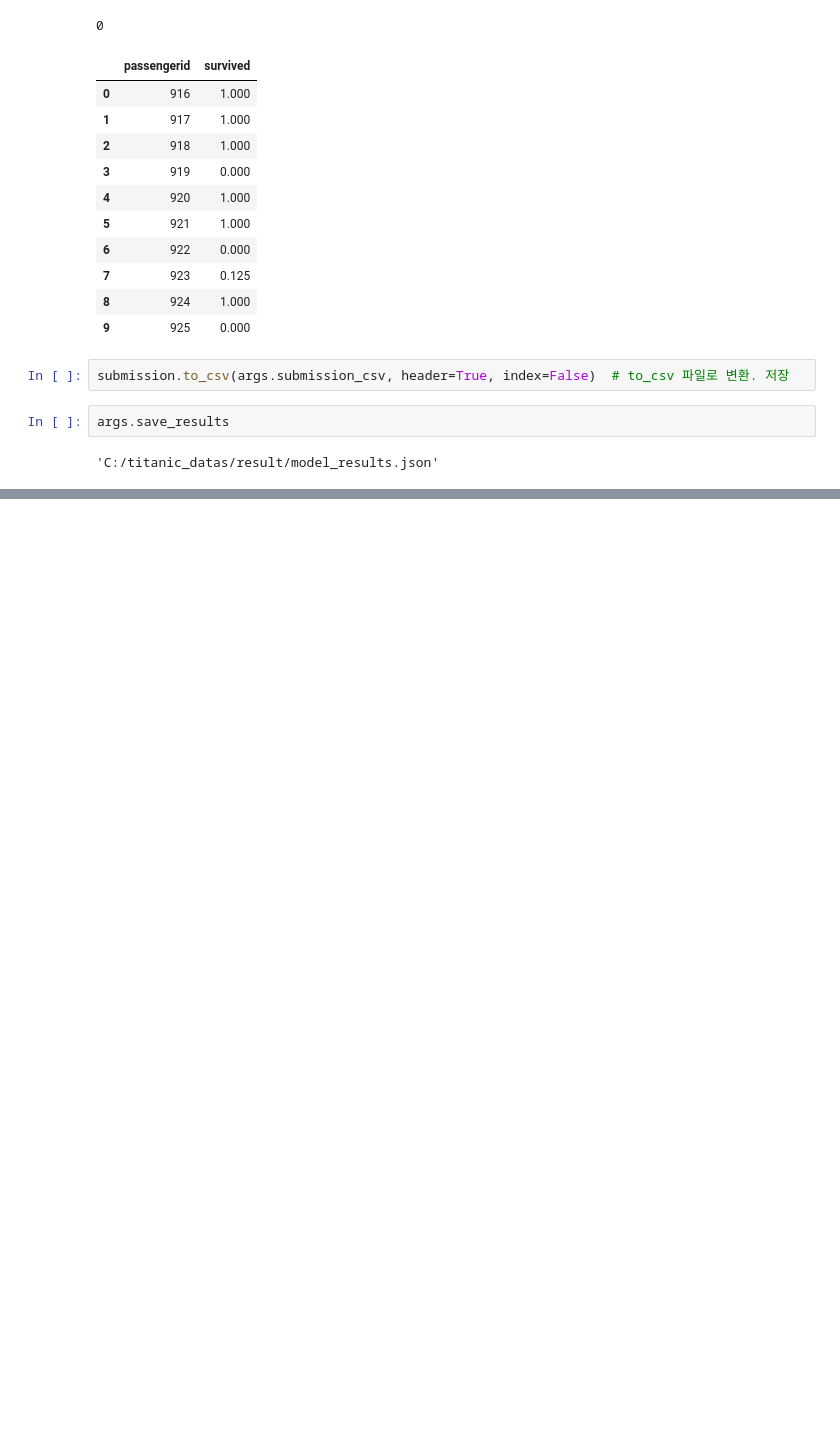
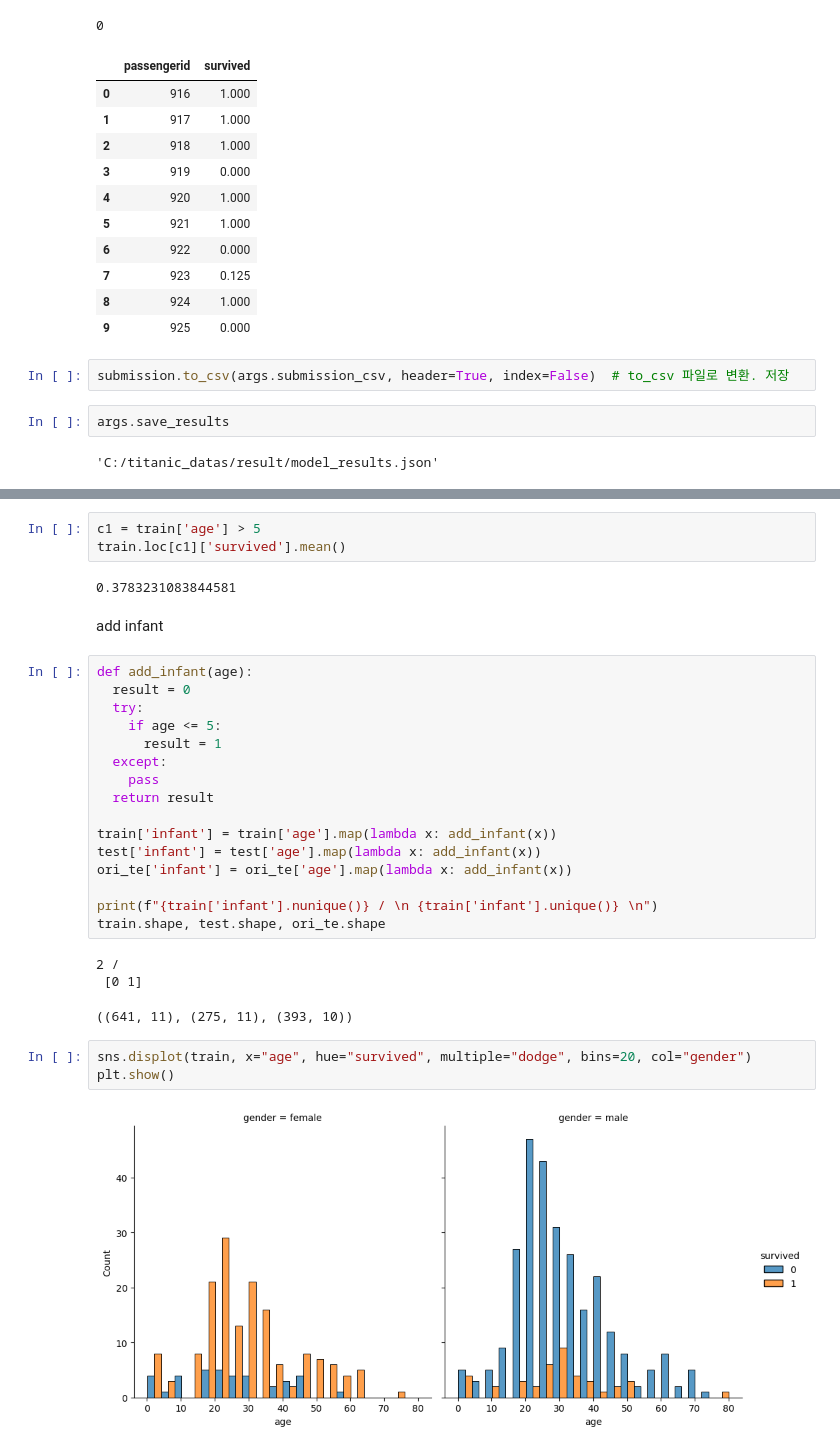
Before and after one commit to giokim6070/pythonbasic, a Jupyter notebook: EDA_titanic/kaggle.ipynb, the cells around one changed output, grey strips where cells are left out. Saved outputs shown, nothing was run; the diff lists cells and outputs as text; blank space fills up the shorter version.

```diff
--- a/EDA_titanic/kaggle.ipynb
+++ b/EDA_titanic/kaggle.ipynb
@@ -888,0 +1304,32 @@ args.save_results
+# %%
+c1 = train['age'] > 5
+train.loc[c1]['survived'].mean()
+# %% [output]
+0.3783231083844581
+# %% [markdown]
+add infant
+# %%
+def add_infant(age):
+  result = 0
+  try:
+    if age <= 5:
+      result = 1
+  except:
+    pass
+  return result
+
+train['infant'] = train['age'].map(lambda x: add_infant(x))
+test['infant'] = test['age'].map(lambda x: add_infant(x))
+ori_te['infant'] = ori_te['age'].map(lambda x: add_infant(x))
+
+print(f"{train['infant'].nunique()} / \n {train['infant'].unique()} \n")
+train.shape, test.shape, ori_te.shape
+# %% [output]
+2 /
+ [0 1]
+((641, 11), (275, 11), (393, 10))
+# %%
+sns.displot(train, x="age", hue="survived", multiple="dodge", bins=20, col="gender")
+plt.show()
+# %% [output]
+[figure, added]
```
Also changed, not shown: parts of 163 cells of this notebook.
